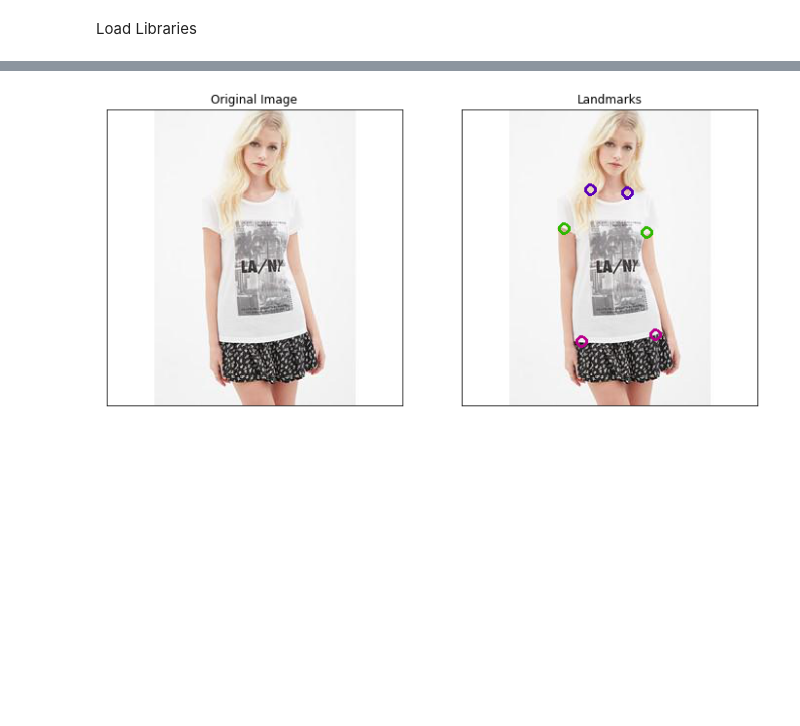
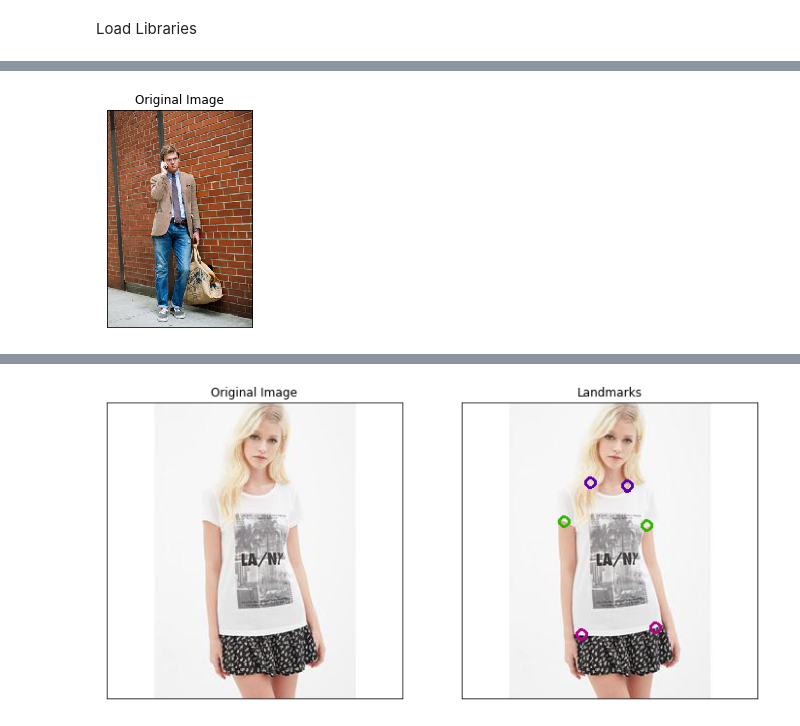
Before and after one commit to cs519/Machine-Eye-For-Fashion, a Jupyter notebook: Demo.ipynb, the cells around one changed output, grey strips where cells are left out. Cells and saved outputs as stored; diff of their text form; code cells hidden in the pictures; blank space fills up the shorter version.

```diff
--- a/Demo.ipynb
+++ b/Demo.ipynb
@@ -14,0 +83,83 @@ plt.rcParams["figure.figsize"] = fig_size
+# %%
+category_GT = ['Shirt','Sweater','T-shirt','Outerwear','Suit','Tank Top','Dress']
+sleevelength_GT = ['No sleeves', 'Short sleeves','Long sleeves']
+neckline_GT = ['V-shape', 'Round','Other shapes']
+pattern_GT = ['Floral','Graphics','Plaid','Stripe','Solid','Spot']
+skin_exposure_GT = ['null', 'sees high skin exposure']
+collar_GT = ['null', 'Has Collar']
+gender_GT = ['Is Male', 'Is Female']
+scarf_GT = ['null', 'Wears Scarf']
+necktie_GT = ['null', 'Wears Necktie']
+placket_GT = ['null', 'Has Placket']
+
+
+
+
+
+for image_path in image_paths:
+
+    pretrained_conv_model, _, _ = get_pretrained_model(
+    'vgg16', pop_last_pool_layer=True, use_gpu=use_gpu)
+
+    target_dims = get_attribute_dims(label_values_file)
+    attribute_models = create_attributes_fcn_model(
+        AttributeFCN,
+        512,
+        pretrained_conv_model,
+        target_dims,
+        'weights/fcn/',
+        labels_file,
+        TRAIN_IMAGES_FOLDER,
+        VALID_IMAGES_FOLDER,
+        num_epochs=1,
+        is_train=False,
+        use_gpu=use_gpu)
+
+
+    results = predict_attributes(
+        image_path,
+        pretrained_conv_model,
+        attribute_models,
+        flatten_pretrained_out=False)
+
+    #Show original Image
+    original_img = imread(image_path)
+    plt.subplot(121)
+    plt.imshow(original_img)
+    plt.title('Original Image'), plt.xticks([]), plt.yticks([])
+
+    plt.show()
+
+    print('Predicted result:')
+    for key in results:
+        if(key == 'category_GT'):
+            result = results[key]
+            print('Catagory: {}, confident: {}%'.format(category_GT[result[0]], result[1]))
+        if(key == 'sleevelength_GT'):
+            result = results[key]
+            print('Sleeve Length: {}, confident: {}%'.format(sleevelength_GT[result[0]], result[1]))
+        if(key == 'neckline_GT'):
+            result = results[key]
+            print('Neckline: {}, confident: {}%'.format(neckline_GT[result[0]], result[1]))
+        if(key == 'pattern_GT'):
+            result = results[key]
+            print('Pattern: {}, confident: {}%'.format(pattern_GT[result[0]], result[1]))
+        if(key == 'skin_exposure_GT'):
+            result = results[key]
+            print('Skin Exposure: {}, confident: {}%'.format(skin_exposure_GT[result[0]], result[1]))
+        if(key == 'collar_GT'):
+            result = results[key]
+            print('Collar: {}, confident: {}%'.format(collar_GT[result[0]], result[1]))
+        if(key == 'gender_GT'):
+            result = results[key]
+            print('Gender: {}, confident: {}%'.format(gender_GT[result[0]], result[1]))
+        if(key == 'scarf_GT'):
+            result = results[key]
+            print('Scarf: {}, confident: {}%'.format(scarf_GT[result[0]], result[1]))
+        if(key == 'necktie_GT'):
+            result = results[key]
+            print('Necktie: {}, confident: {}%'.format(necktie_GT[result[0]], result[1]))
+        if(key == 'placket_GT'):
+            result = results[key]
+            print('Placket: {}, confident: {}%'.format(placket_GT[result[0]], result[1]))
+# %% [output]
@@ -14,0 +183 @@ plt.rcParams["figure.figsize"] = fig_size
+[figure, added]
```
Also changed, not shown: parts of 9 cells of this notebook, 8 other files.
